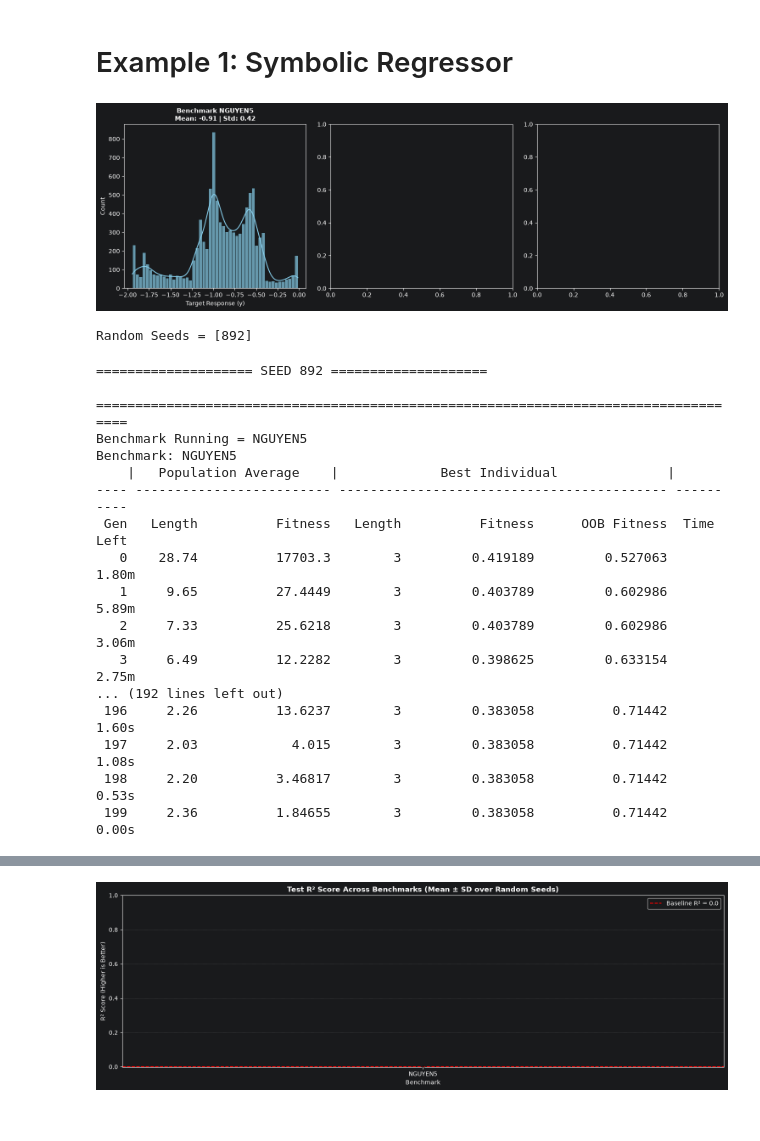
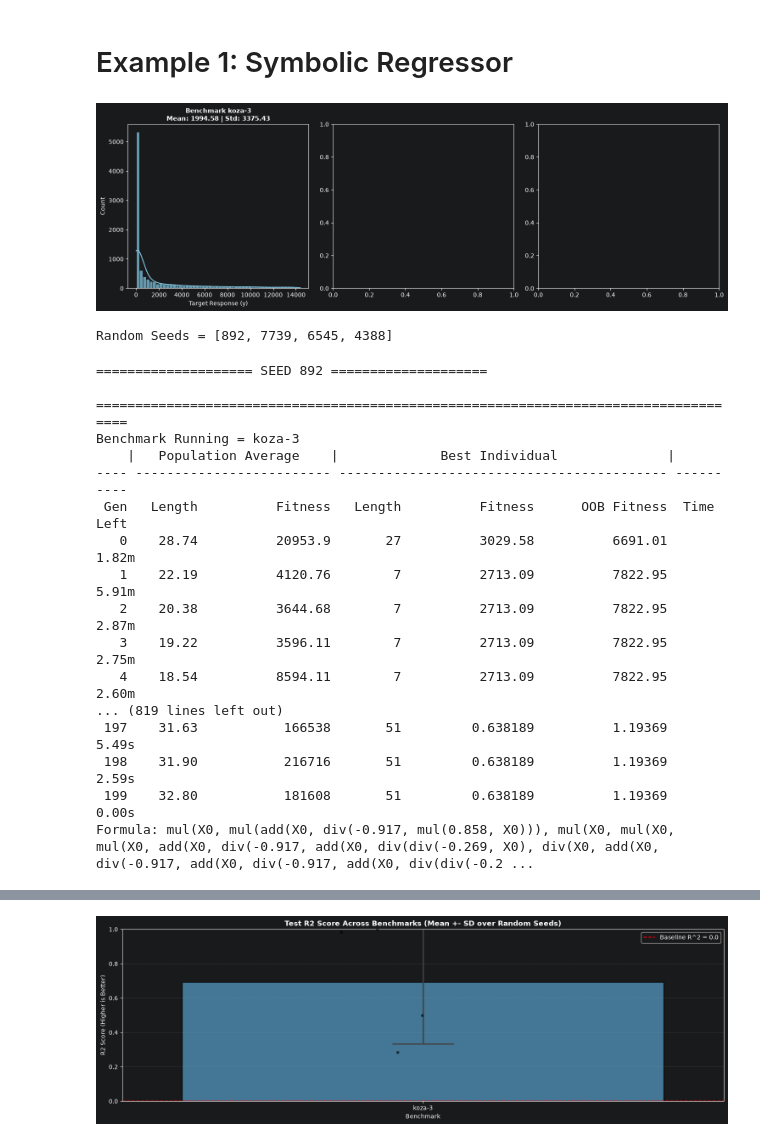
Before and after one commit to Repeating1212/gplearn, a Jupyter notebook: ppm/gp_testing_ppm.ipynb, the cells around one changed output, grey strips where cells are left out. Cells and saved outputs as stored; diff of their text form; code cells hidden in the pictures.

```diff
--- a/ppm/gp_testing_ppm.ipynb
+++ b/ppm/gp_testing_ppm.ipynb
@@ -117,18 +117,19 @@ def get_benchmark_dataset(name, n_train=100, n_test=100, random_state=0):
 # %%
 benchmarks = [
     # 'koza-1', 'koza-2', 'koza-3',
-    # 'NGUYEN1', 'NGUYEN3',
-    'NGUYEN5',
+    # 'NGUYEN1', 'NGUYEN3', 'NGUYEN5',
     # 'NGUYEN6', 'NGUYEN7', 'NGUYEN10',
     # 'PAGIE1', 'KEIJZER6', 'VLADISLAVLEVA1',
 
     # 'NGUYEN10', 'PAGIE1', 'KEIJZER6', 'VLADISLAVLEVA1'
-    # 'koza-3'
+    'koza-3'
 ]
 
 total_run = len(benchmarks)
 cols = 3
 rows = math.ceil(total_run / cols)
+
+seed_number = 3;
 # %%
 def plot_all_benchmarks_histogram(n_samples=10000, random_state=42, benchmarks = []):
     """
@@ -166,7 +167,7 @@ def plot_all_benchmarks_histogram(n_samples=10000, random_state=42, benchmarks =
 # Run combined plotting function
 plot_all_benchmarks_histogram(benchmarks=benchmarks)
 # %% [output]
-[figure, old version]
+[figure, new version]
 # %%
 # Training Settings
 
@@ -192,18 +193,18 @@ def get_params(random_seed):
     predator_population_size= 50,
       catch_penalty= 1.00,
       catch_num= 1,
-      catch_size= 1,
+      catch_size= 10,
 
     prey_competitive_consts = 10,
-        predator_competitive_consts = 0,
+        predator_competitive_consts = 1,
 )
 
 master_rng = np.random.default_rng(seed=42)
-random_seeds = master_rng.integers(low=0, high=10000, size= 1).tolist()
+random_seeds = master_rng.integers(low=0, high=10000, size= seed_number).tolist()
 print(f"Random Seeds = {random_seeds}")
 # random_seeds = [0]
 # %% [output]
-Random Seeds = [892]
+Random Seeds = [892, 7739, 6545, 4388]
 # %%
 results = []
 trained_regressors = defaultdict(dict)
@@ -221,8 +222,9 @@ for seed in random_seeds:
         print(f"Benchmark Running = {name}")
 
         # 3. Train GP
-        print(f"Benchmark: {name}")
         est_gp.fit(X_train, y_train)
+        print(f"Formula: {str(est_gp._program)}")
+
 
         # 4. Predict and clean numerical issues
         y_pred = est_gp.predict(X_test)
@@ -243,20 +245,20 @@ for seed in random_seeds:
 ==================== SEED 892 ====================
 
 ====================================================================================
-Benchmark Running = NGUYEN5
-Benchmark: NGUYEN5
+Benchmark Running = koza-3
     |   Population Average    |             Best Individual              |
 ---- ------------------------- ------------------------------------------ ----------
  Gen   Length          Fitness   Length          Fitness      OOB Fitness  Time Left
-   0    28.74          17703.3        3         0.419189         0.527063      1.80m
-   1     9.65          27.4449        3         0.403789         0.602986      5.89m
-   2     7.33          25.6218        3         0.403789         0.602986      3.06m
-   3     6.49          12.2282        3         0.398625         0.633154      2.75m
-... (192 lines left out)
- 196     2.26          13.6237        3         0.383058          0.71442      1.60s
- 197     2.03            4.015        3         0.383058          0.71442      1.08s
- 198     2.20          3.46817        3         0.383058          0.71442      0.53s
- 199     2.36          1.84655        3         0.383058          0.71442      0.00s
+   0    28.74          20953.9       27          3029.58          6691.01      1.82m
+   1    22.19          4120.76        7          2713.09          7822.95      5.91m
+   2    20.38          3644.68        7          2713.09          7822.95      2.87m
+   3    19.22          3596.11        7          2713.09          7822.95      2.75m
+   4    18.54          8594.11        7          2713.09          7822.95      2.60m
+... (819 lines left out)
+ 197    31.63           166538       51         0.638189          1.19369      5.49s
+ 198    31.90           216716       51         0.638189          1.19369      2.59s
+ 199    32.80           181608       51         0.638189          1.19369      0.00s
+Formula: mul(X0, mul(add(X0, div(-0.917, mul(0.858, X0))), mul(X0, mul(X0, mul(X0, add(X0, div(-0.917, add(X0, div(div(-0.269, X0), div(X0, add(X0, div(-0.917, add(X0, div(-0.917, add(X0, div(div(-0.2 ...
 # %%
 # Convert results into a DataFrame
 df_results = pd.DataFrame(results)
@@ -291,10 +293,10 @@ sns.stripplot(
     size=5
 )
 
-plt.axhline(0, color='red', linestyle='--', label='Baseline R² = 0.0')
+plt.axhline(0, color='red', linestyle='--', label='Baseline R^2 = 0.0')
 plt.ylim(top=1)
-plt.title('Test R² Score Across Benchmarks (Mean ± SD over Random Seeds)', fontsize=12, fontweight='bold')
-plt.ylabel('R² Score (Higher is Better)')
+plt.title('Test R2 Score Across Benchmarks (Mean +- SD over Random Seeds)', fontsize=12, fontweight='bold')
+plt.ylabel('R2 Score (Higher is Better)')
 plt.grid(axis='y', linestyle=':', alpha=0.7)
 plt.legend()
 plt.tight_layout()
@@ -306,2 +308,2 @@ plt.show()
-[figure, old version]
+[figure, new version]
 # %%
```
Also changed, not shown: parts of 5 cells of this notebook, 2 other files.
